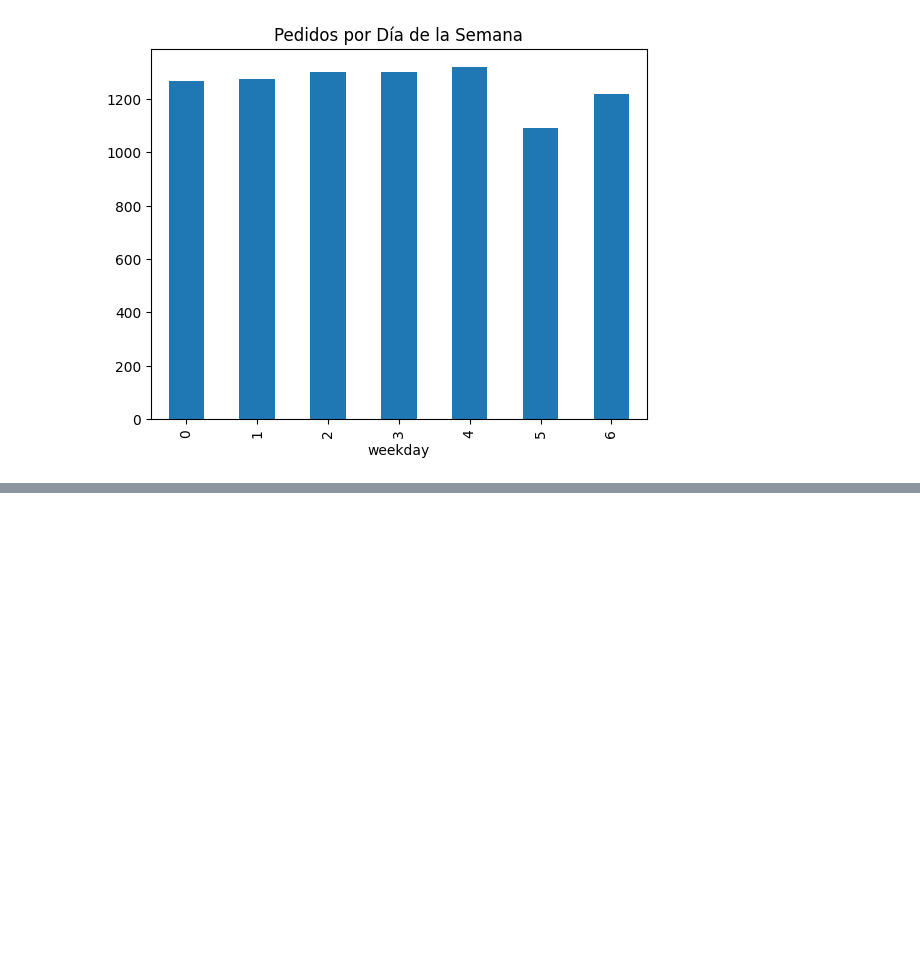
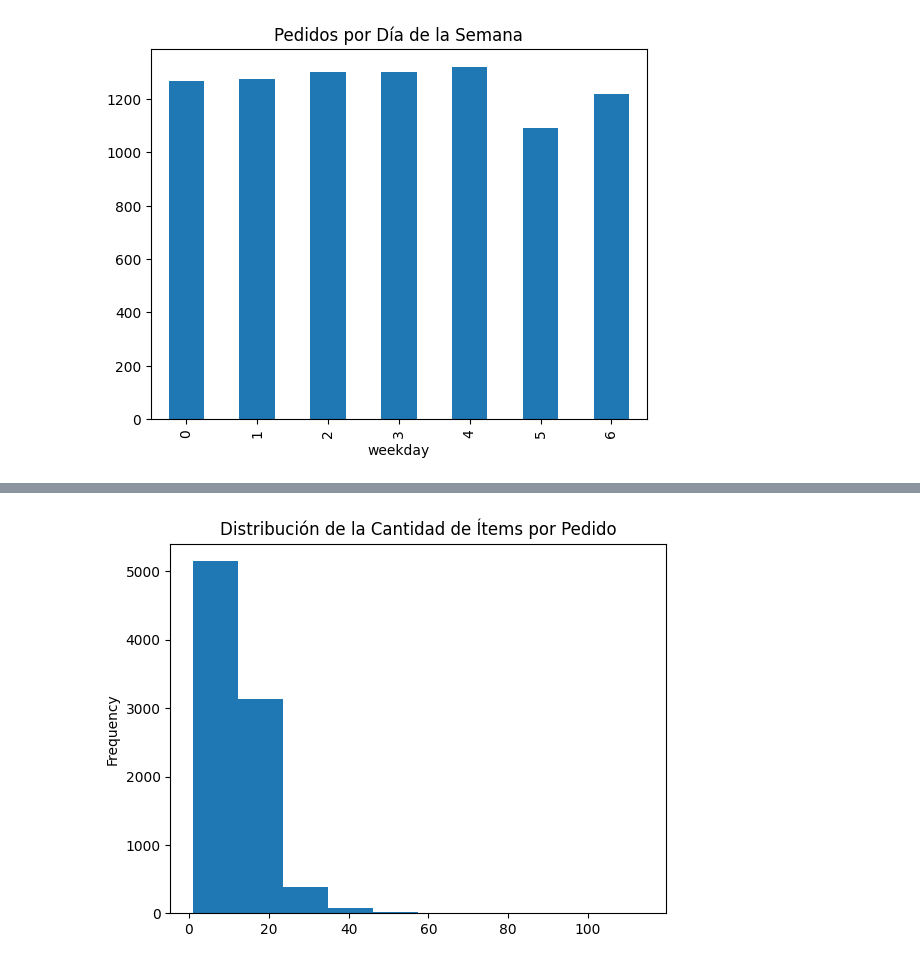
Before and after one commit to Zrive/zrive-ds, a Jupyter notebook: src/module_2/module_2_eda.ipynb, the cells around one changed output, grey strips where cells are left out. Saved outputs shown, nothing was run; the diff lists cells and outputs as text; code cells hidden in the pictures; blank space fills up the shorter version.

```diff
--- a/src/module_2/module_2_eda.ipynb
+++ b/src/module_2/module_2_eda.ipynb
@@ -255,0 +262,7 @@ plt.show()
+# %%
+#Cantidad de items que suelen tener los pedidos
+orders['num_items'] = orders['ordered_items'].apply(len)
+orders['num_items'].plot.hist(title='Distribución de la Cantidad de Ítems por Pedido')
+plt.show()
+# %% [output]
+[figure, added]
```
Also changed, not shown: parts of 1 cell of this notebook.
